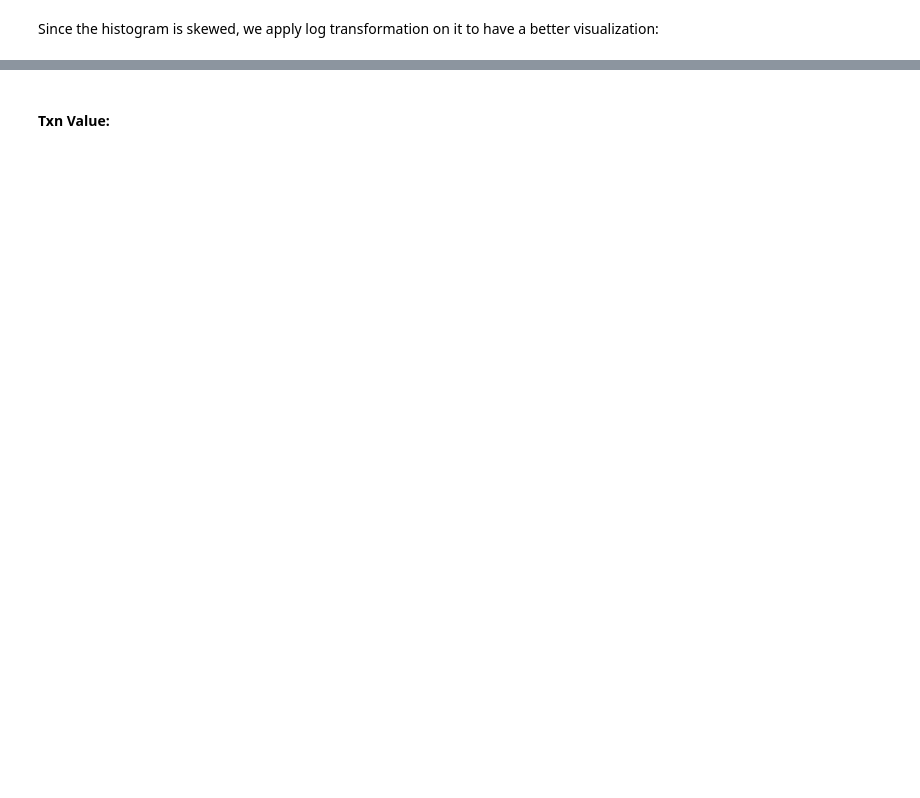
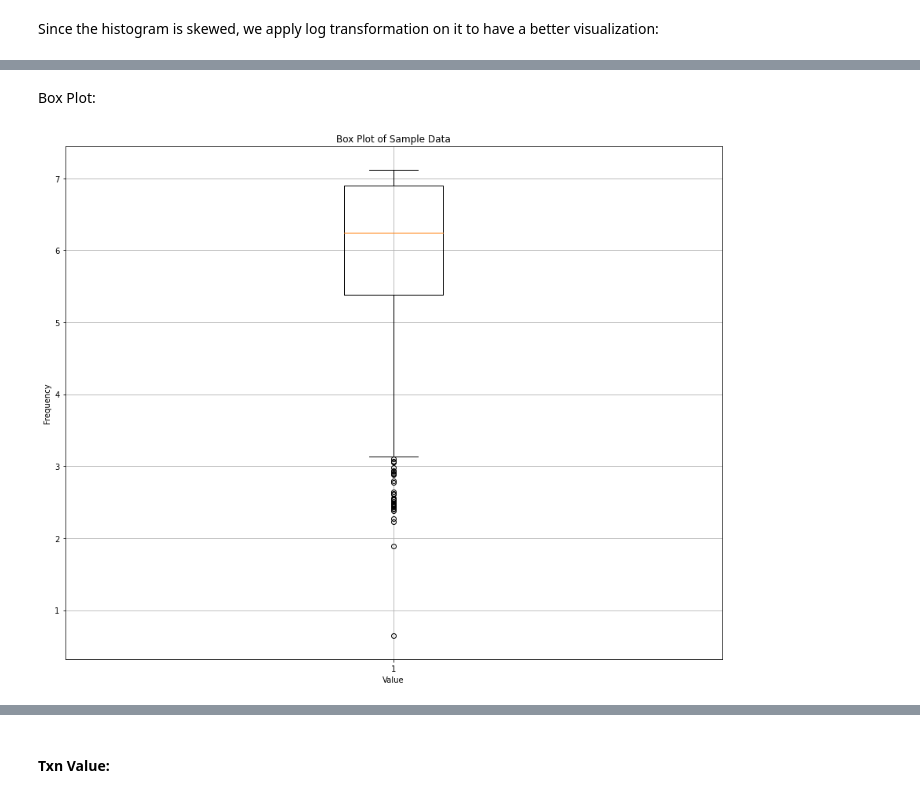
Before and after one commit to Hadi-loo/Introduction-to-Data-Science-Course, a Jupyter notebook: CA0. Web Scrapping/web scrapping.ipynb, the cells around one changed output, grey strips where cells are left out. Saved outputs shown, nothing was run; the diff lists cells and outputs as text; code cells hidden in the pictures; blank space fills up the shorter version.

Commit message:
Add Violin and Box plot functions

```diff
--- a/CA0. Web Scrapping/web scrapping.ipynb
+++ b/CA0. Web Scrapping/web scrapping.ipynb
@@ -455,0 +458,18 @@ def plot_histogram(target_column):
+# %%
+def plot_boxPlot(target_column):
+    # Set plot size
+    plt.figure(figsize=(15, 12))
+
+    # Create the box plot
+    plt.boxplot(target_column)
+
+    # Add labels and title
+    plt.xlabel('Value')
+    plt.ylabel('Frequency')
+    plt.title('Box Plot of Sample Data')
+
+    # Add grid lines
+    plt.grid(True)
+
+    # Show plot
+    plt.show()
@@ -470,0 +509,6 @@ plot_histogram(logged_txnFee)
+# %% [markdown]
+Box Plot:
+# %%
+plot_boxPlot(logged_txnFee)
+# %% [output]
+[figure, added]
```
Also changed, not shown: parts of 14 cells of this notebook.
